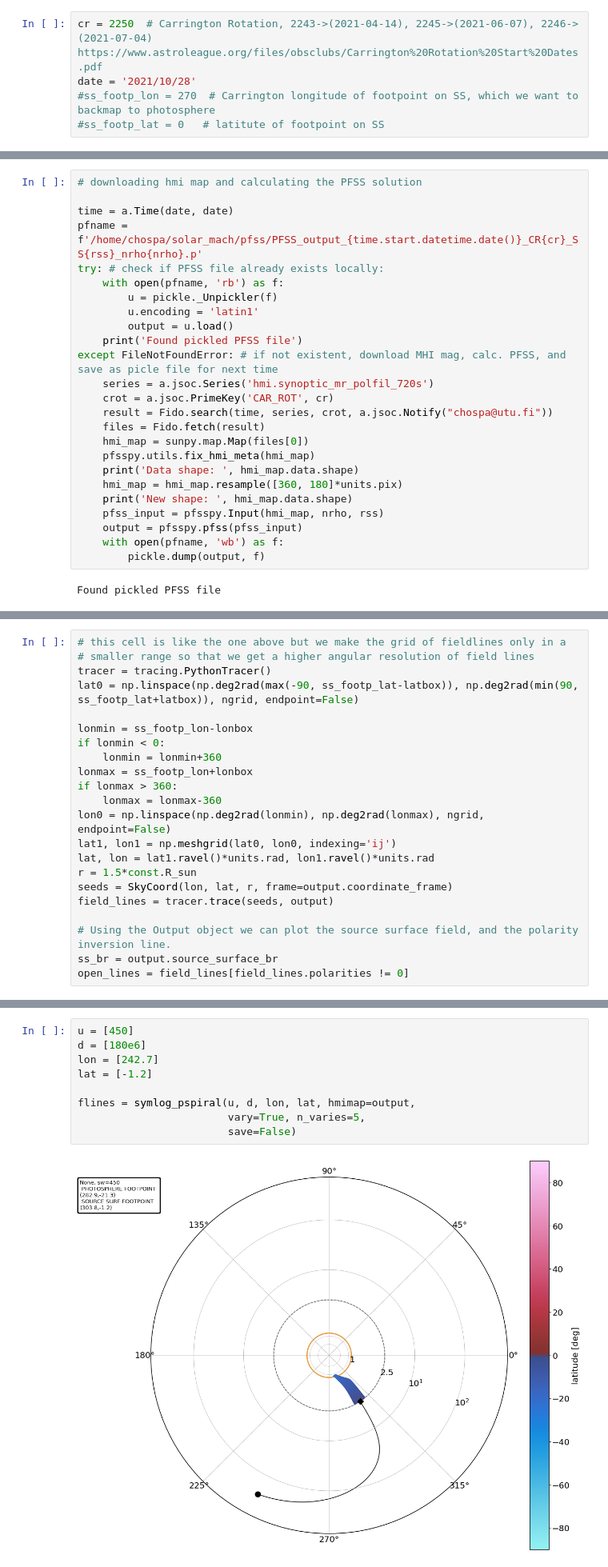
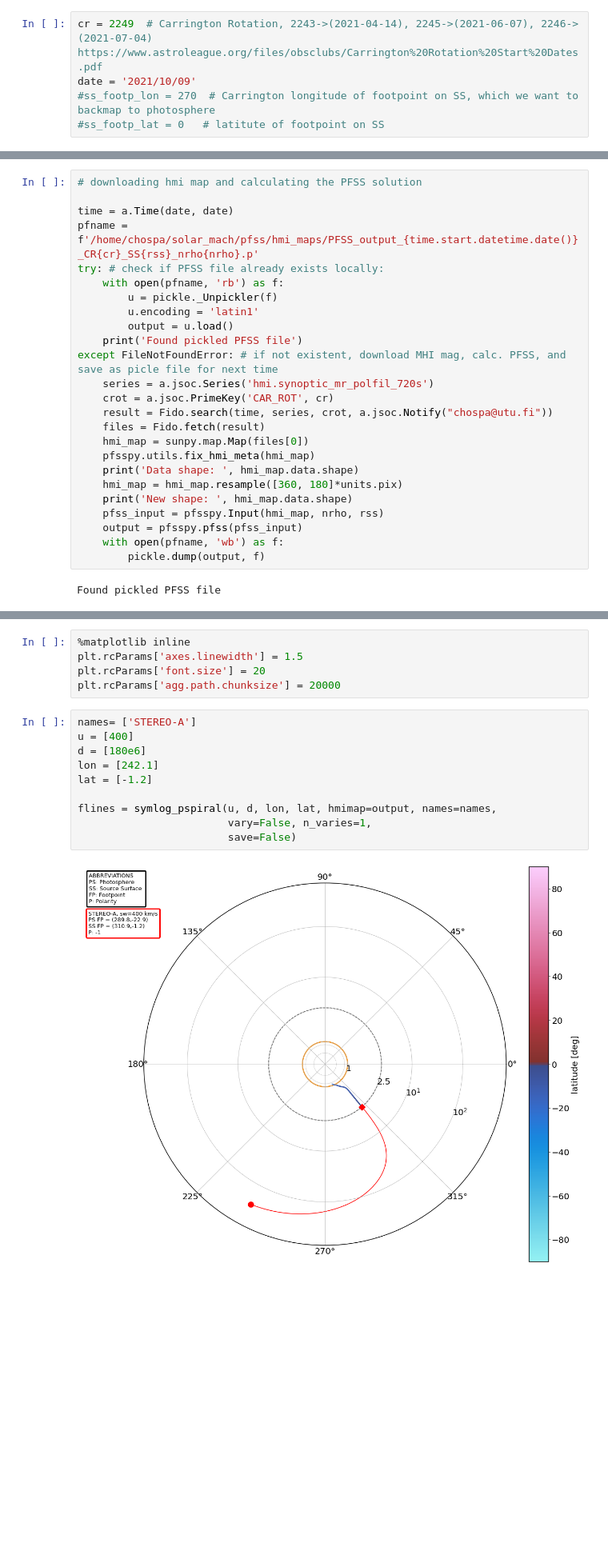
Before and after one commit to Christian-Palmroos/sub_pfss_analysis_notebook, a Jupyter notebook: pfsspy_backmap_SS_footpoint_gg.ipynb, the cells around one changed output, grey strips where cells are left out. Shown at 80% size. Drawn from its saved outputs; the diff is of its cells as text; blank space fills up the shorter version.

```diff
--- a/pfsspy_backmap_SS_footpoint_gg.ipynb
+++ b/pfsspy_backmap_SS_footpoint_gg.ipynb
@@ -53,8 +56,8 @@ display(HTML(data="""
 # %% [markdown]
 # provide input
 # %%
-cr = 2250  # Carrington Rotation, 2243->(2021-04-14), 2245->(2021-06-07), 2246->(2021-07-04) https://www.astroleague.org/files/obsclubs/Carrington%20Rotation%20Start%20Dates.pdf
-date = '2021/10/28'
+cr = 2249  # Carrington Rotation, 2243->(2021-04-14), 2245->(2021-06-07), 2246->(2021-07-04) https://www.astroleague.org/files/obsclubs/Carrington%20Rotation%20Start%20Dates.pdf
+date = '2021/10/09'
 #ss_footp_lon = 270  # Carrington longitude of footpoint on SS, which we want to backmap to photosphere
 #ss_footp_lat = 0   # latitute of footpoint on SS
 # %% [markdown]
@@ -63,7 +66,7 @@ date = '2021/10/28'
 # downloading hmi map and calculating the PFSS solution
 
 time = a.Time(date, date)
-pfname =  f'/home/chospa/solar_mach/pfss/PFSS_output_{time.start.datetime.date()}_CR{cr}_SS{rss}_nrho{nrho}.p'
+pfname =  f'/home/chospa/solar_mach/pfss/hmi_maps/PFSS_output_{time.start.datetime.date()}_CR{cr}_SS{rss}_nrho{nrho}.p'
 try: # check if PFSS file already exists locally:
     with open(pfname, 'rb') as f:
         u = pickle._Unpickler(f)
@@ -118,22 +91,0 @@ open_lines = field_lines[field_lines.polarities != 0]
-# %%
-# this cell is like the one above but we make the grid of fieldlines only in a
-# smaller range so that we get a higher angular resolution of field lines
-tracer = tracing.PythonTracer()
-lat0 = np.linspace(np.deg2rad(max(-90, ss_footp_lat-latbox)), np.deg2rad(min(90, ss_footp_lat+latbox)), ngrid, endpoint=False)
-
-lonmin = ss_footp_lon-lonbox
-if lonmin < 0:
-    lonmin = lonmin+360
-lonmax = ss_footp_lon+lonbox
-if lonmax > 360:
-    lonmax = lonmax-360
-lon0 = np.linspace(np.deg2rad(lonmin), np.deg2rad(lonmax), ngrid, endpoint=False)
-lat1, lon1 = np.meshgrid(lat0, lon0, indexing='ij')
-lat, lon = lat1.ravel()*units.rad, lon1.ravel()*units.rad
-r = 1.5*const.R_sun
-seeds = SkyCoord(lon, lat, r, frame=output.coordinate_frame)
-field_lines = tracer.trace(seeds, output)
-
-# Using the Output object we can plot the source surface field, and the polarity inversion line.
-ss_br = output.source_surface_br
-open_lines = field_lines[field_lines.polarities != 0]
@@ -936,11 +1167,17 @@ def symlog_pspiral(sw, distance, longitude, latitude, hmimap, names=None, title=
+# %%
+%matplotlib inline
+plt.rcParams['axes.linewidth'] = 1.5
+plt.rcParams['font.size'] = 20
+plt.rcParams['agg.path.chunksize'] = 20000
 # %%
-u = [450]
+names= ['STEREO-A']
+u = [400]
 d = [180e6]
-lon = [242.7]
+lon = [242.1]
 lat = [-1.2]
 
-flines = symlog_pspiral(u, d, lon, lat, hmimap=output,
-                        vary=True, n_varies=5,
+flines = symlog_pspiral(u, d, lon, lat, hmimap=output, names=names,
+                        vary=False, n_varies=1,
                         save=False)
 # %% [output]
-[figure, old version]
+[figure, new version]
```
Also changed, not shown: parts of 33 cells of this notebook, 1 other file.
